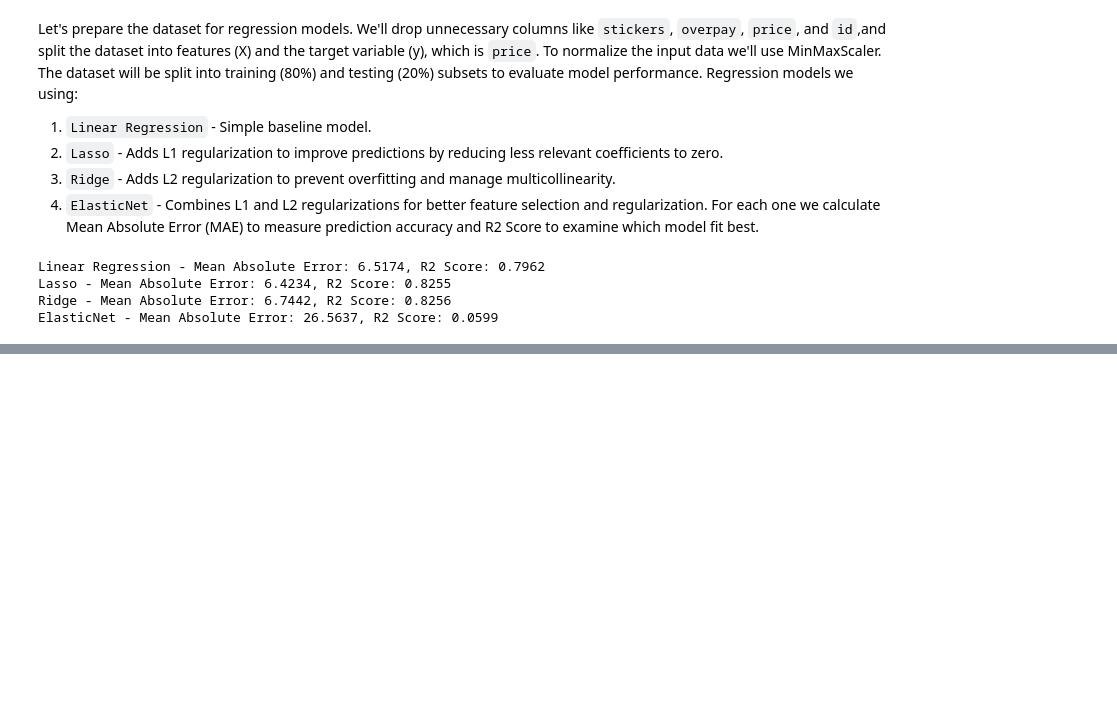
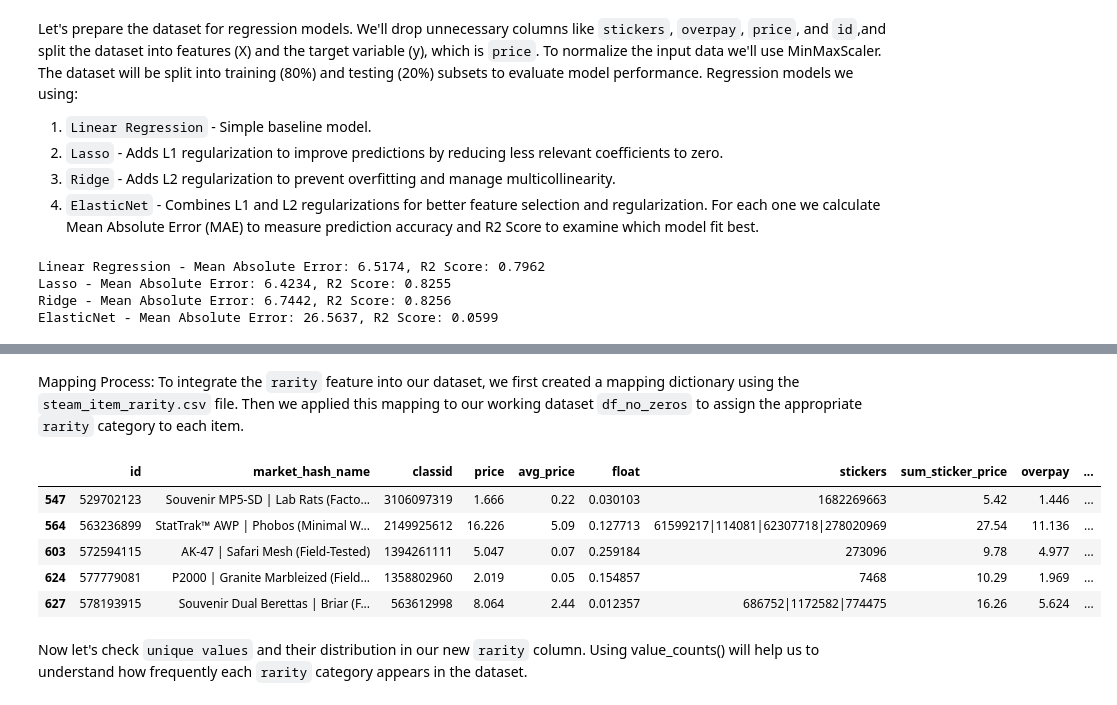
Before and after one commit to marchanyanehu/ml_skins, a Jupyter notebook: ml/main.ipynb, the cells around one changed output, grey strips where cells are left out. Drawn from its saved outputs; the diff is of its cells as text; code cells hidden in the pictures; blank space fills up the shorter version.

```diff
--- a/ml/main.ipynb
+++ b/ml/main.ipynb
@@ -1092,0 +1128,16 @@ Overall, `Lasso Regression` seems to be the most suitable model for predicting o
+# %% [markdown]
+Mapping Process:
+To integrate the `rarity` feature into our dataset, we first created a mapping dictionary using the `steam_item_rarity.csv` file. Then we applied this mapping to our working dataset `df_no_zeros` to assign the appropriate `rarity` category to each item.
+# %%
+rarity_mapping = df_item_rarity.set_index('market_hash_name')['rarity'].to_dict()
+df_no_zeros['rarity'] = df_no_zeros['market_hash_name'].map(rarity_mapping)
+df_no_zeros.head()
+# %% [output]
+|  | id | market_hash_name | classid | price | avg_price | float | stickers | sum_sticker_price | overpay | ... |
+| 547 | 529702123 | Souvenir MP5-SD | Lab Rats (Facto... | 3106097319 | 1.666 | 0.22 | 0.030103 | 1682269663 | 5.42 | 1.446 | ... |
+| 564 | 563236899 | StatTrak™ AWP | Phobos (Minimal W... | 2149925612 | 16.226 | 5.09 | 0.127713 | 61599217|114081|62307718|278020969 | 27.54 | 11.136 | ... |
+| 603 | 572594115 | AK-47 | Safari Mesh (Field-Tested) | 1394261111 | 5.047 | 0.07 | 0.259184 | 273096 | 9.78 | 4.977 | ... |
+| 624 | 577779081 | P2000 | Granite Marbleized (Field... | 1358802960 | 2.019 | 0.05 | 0.154857 | 7468 | 10.29 | 1.969 | ... |
+| 627 | 578193915 | Souvenir Dual Berettas | Briar (F... | 563612998 | 8.064 | 2.44 | 0.012357 | 686752|1172582|774475 | 16.26 | 5.624 | ... |
+# %% [markdown]
+Now let's check `unique values` and their distribution in our new `rarity` column. Using value_counts() will help us to understand how frequently each `rarity` category appears in the dataset.
```
Also changed, not shown: parts of 26 cells of this notebook.
